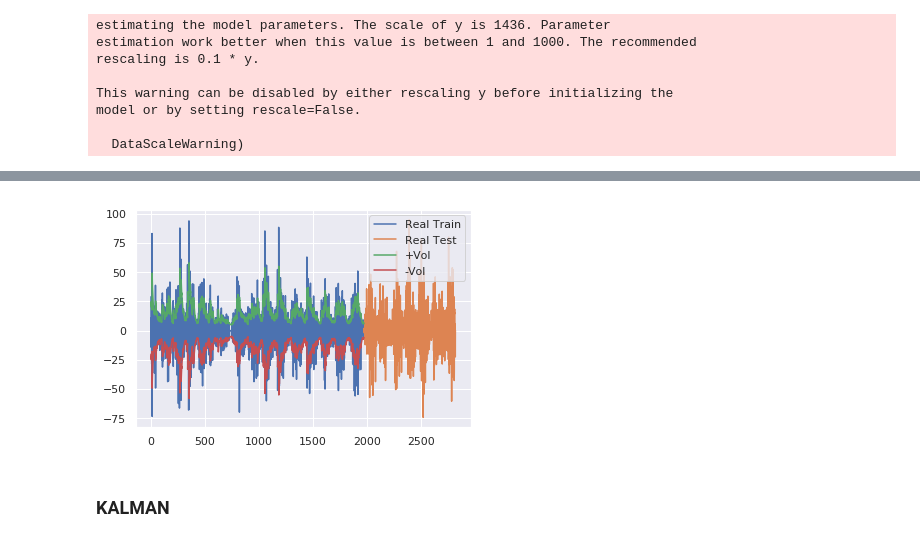
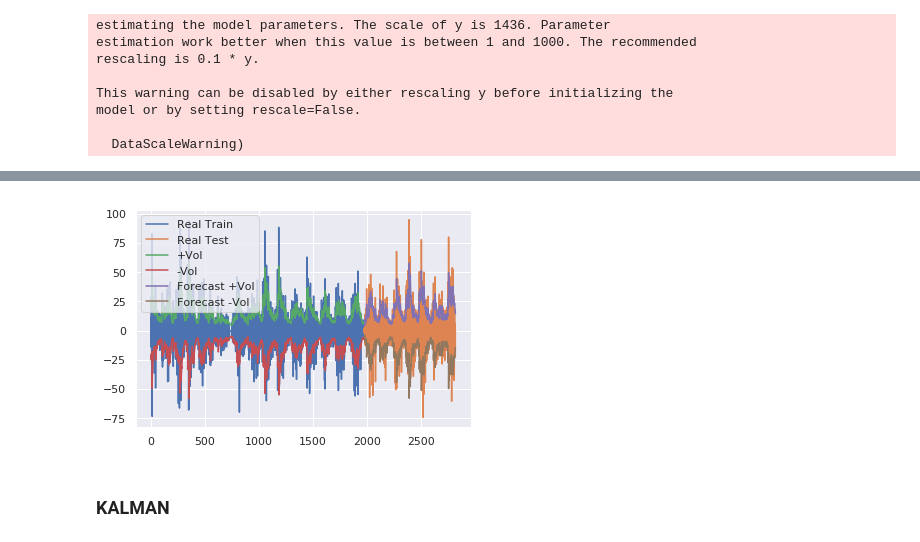
Before and after one commit to jamissonfreitas/IN1167, a Jupyter notebook: report.ipynb, the cells around one changed output, grey strips where cells are left out. Saved outputs shown, nothing was run; the diff lists cells and outputs as text; code cells hidden in the pictures.

```diff
--- a/report.ipynb
+++ b/report.ipynb
@@ -430,11 +430,15 @@ garch = arch_model(s_diff_train, vol='GARCH', p=p_, o=o_, q=q_ ).fit( disp='off'
 # printing the statisticals
 print(garch.summary)
 
+forecasts = res.forecast(start=s_diff_test.index[0], method='simulation')
+
 # plotting the modelling
 plt.plot(s_diff_train, label='Real Train')
 plt.plot(s_diff_test, label='Real Test')
 plt.plot(garch._volatility, label = '+Vol')
 plt.plot(-garch._volatility, label = '-Vol')
+plt.plot(np.sqrt(forecasts.variance[l:]), label = 'Forecast +Vol')
+plt.plot(-np.sqrt(forecasts.variance[l:]), label = 'Forecast -Vol')
 plt.legend(loc='best')
 plt.show()
 # %% [output]
@@ -458,4 +462,4 @@ ARCHModelResult, id: 0x7faff0eff5c0>
-[figure, old version]
+[figure, new version]
 # %% [markdown]
 ### KALMAN
 # %%
```
Also changed, not shown: parts of 6 cells of this notebook.
